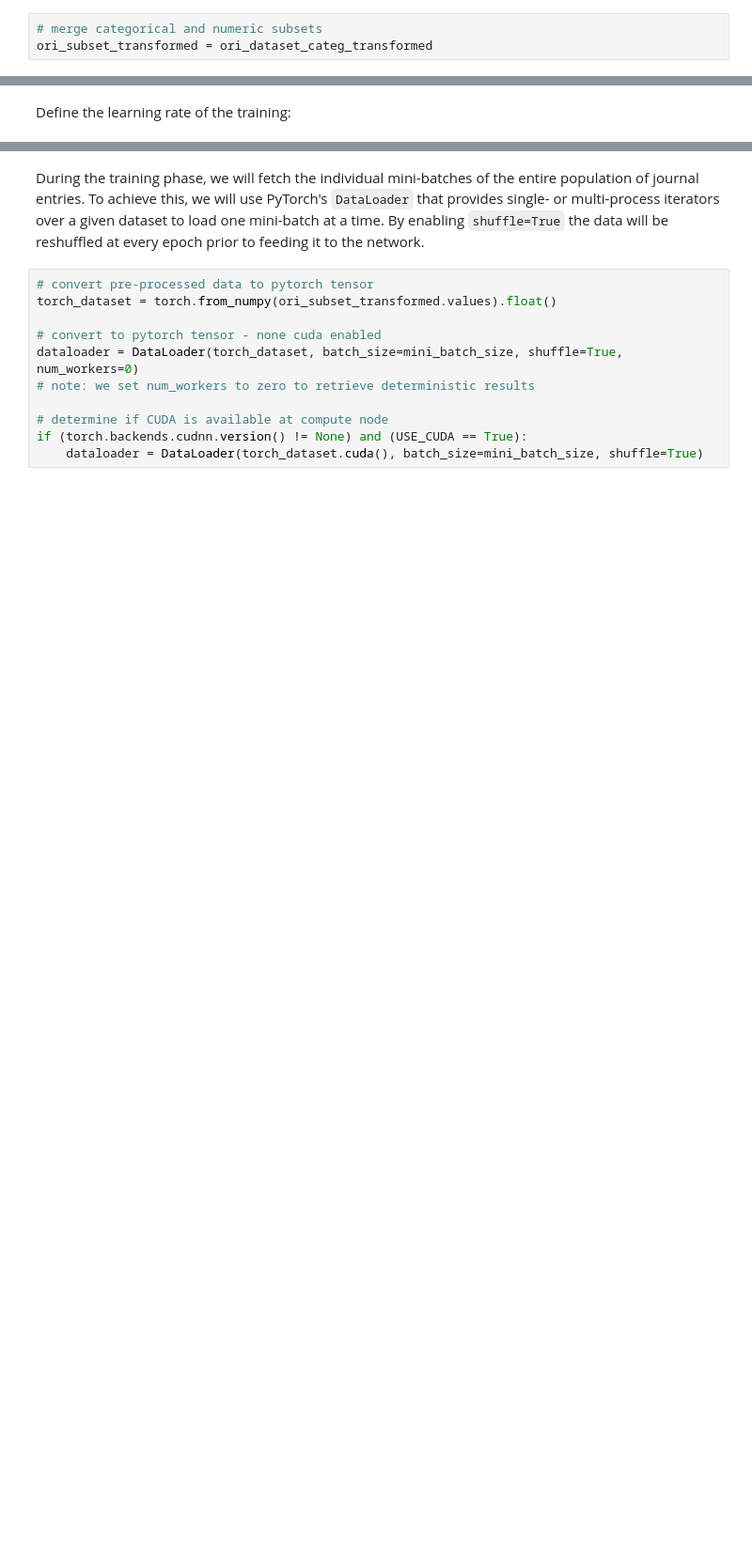
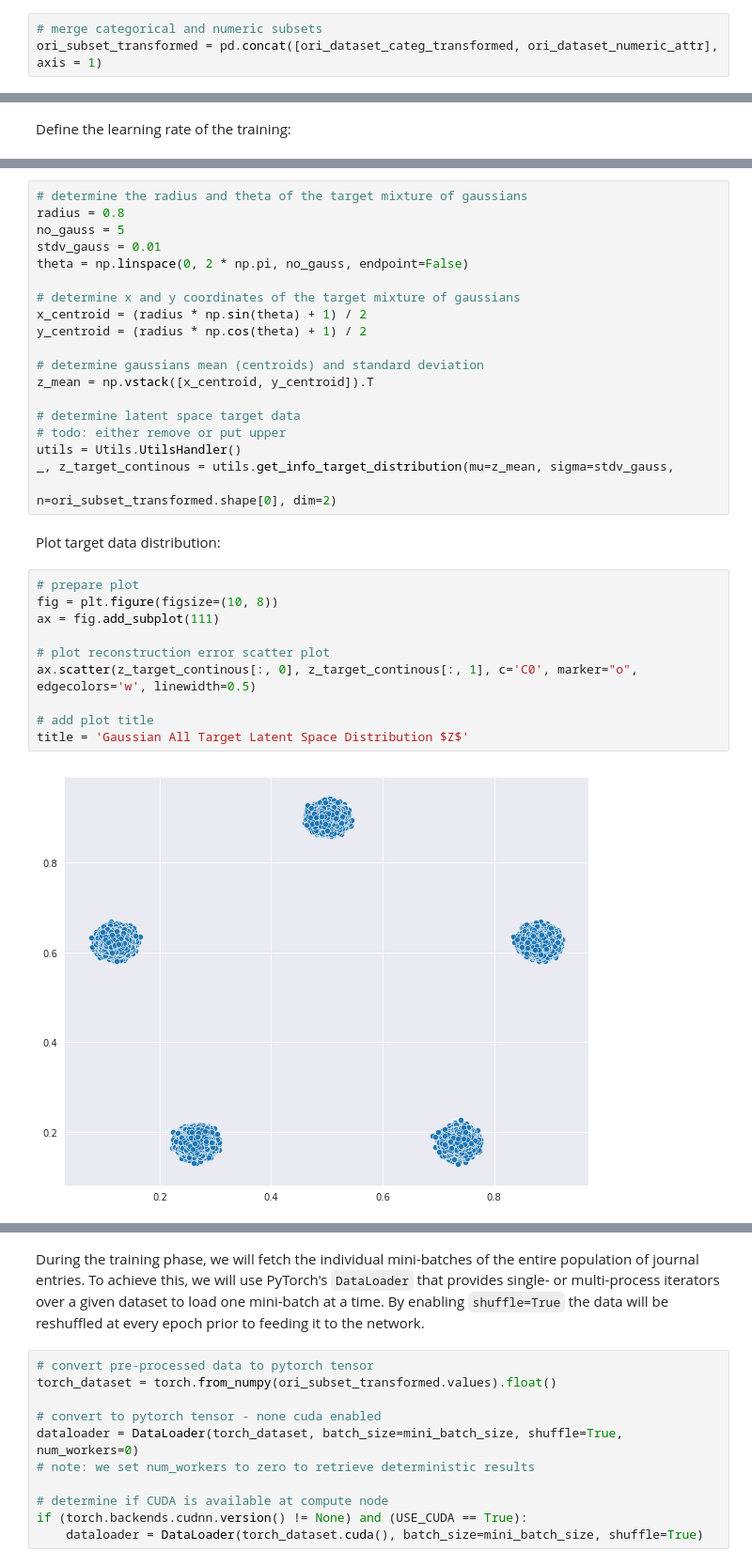
Before and after one commit to GitiHubi/deepAD, a Jupyter notebook: Ad_Autoencoder.ipynb, the cells around one changed output, grey strips where cells are left out. Shown at 94% size. Saved outputs shown, nothing was run; the diff lists cells and outputs as text; blank space fills up the shorter version.

```diff
--- a/Ad_Autoencoder.ipynb
+++ b/Ad_Autoencoder.ipynb
@@ -169,7 +239,7 @@ ori_dataset_categ_transformed.head(10)
 Finally, we merge both pre-processed numerical and categorical attributes into a single dataset that we will use for training our deep autoencoder neural network (explained an implemented in the following section 4.):
 # %%
 # merge categorical and numeric subsets
-ori_subset_transformed = ori_dataset_categ_transformed
+ori_subset_transformed = pd.concat([ori_dataset_categ_transformed, ori_dataset_numeric_attr], axis = 1)
 # %% [markdown]
 Now, let's again have a look at the dimensionality of the dataset after we applied the distinct pre-processing steps to the attributes:
 # %%
@@ -449 +536,34 @@ In this section, we will train our deep autoencoder neural network (as implement
+# %%
+# determine the radius and theta of the target mixture of gaussians
+radius = 0.8
+no_gauss = 5
+stdv_gauss = 0.01
+theta = np.linspace(0, 2 * np.pi, no_gauss, endpoint=False)
+
+# determine x and y coordinates of the target mixture of gaussians
+x_centroid = (radius * np.sin(theta) + 1) / 2
+y_centroid = (radius * np.cos(theta) + 1) / 2
+
+# determine gaussians mean (centroids) and standard deviation
+z_mean = np.vstack([x_centroid, y_centroid]).T
+
+# determine latent space target data
+# todo: either remove or put upper
+utils = Utils.UtilsHandler()
+_, z_target_continous = utils.get_info_target_distribution(mu=z_mean, sigma=stdv_gauss,
+                                                             n=ori_subset_transformed.shape[0], dim=2)
+# %% [markdown]
+Plot target data distribution:
+# %%
+# prepare plot
+fig = plt.figure(figsize=(10, 8))
+ax = fig.add_subplot(111)
+
+# plot reconstruction error scatter plot
+ax.scatter(z_target_continous[:, 0], z_target_continous[:, 1], c='C0', marker="o", edgecolors='w', linewidth=0.5)
+
+# add plot title
+title = 'Gaussian All Target Latent Space Distribution $Z$'
+# %% [output]
+[figure, added]
 # %% [markdown]
```
Also changed, not shown: parts of 116 cells of this notebook, 2 other files.
